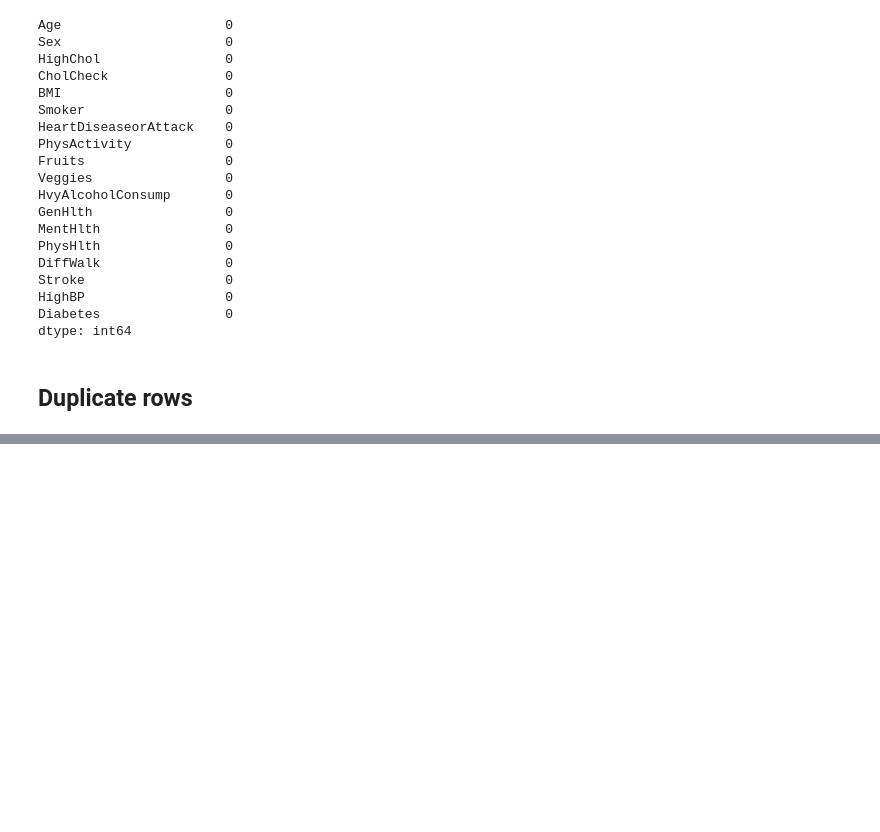
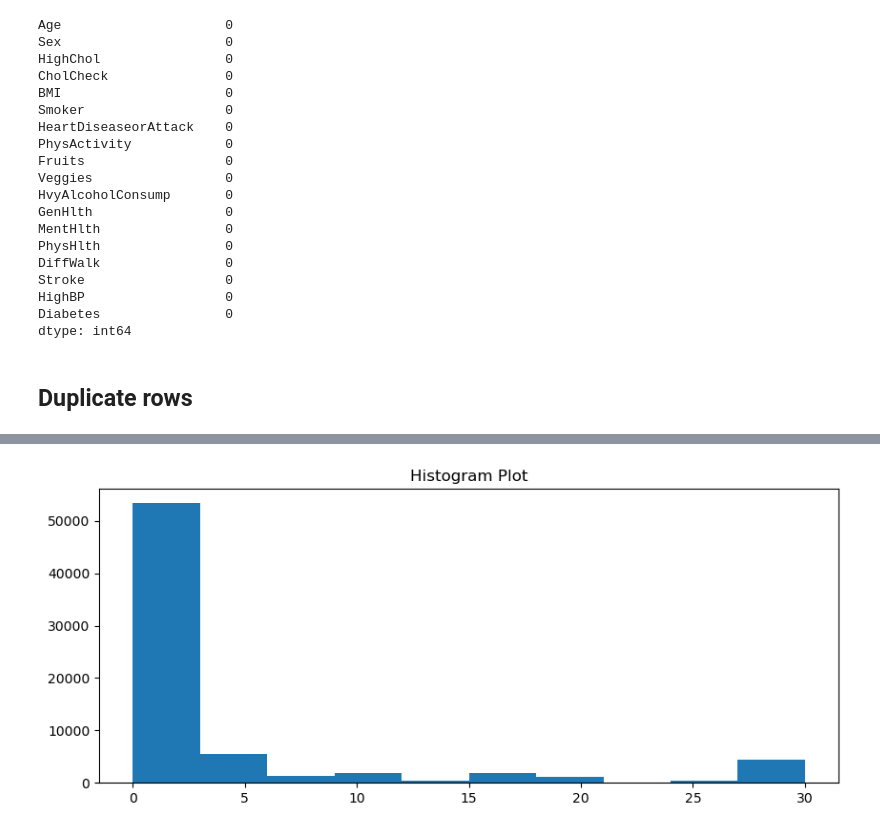
Before and after one commit to jpmbrito123/DAA, a Jupyter notebook: nossodataset/data_exploration.ipynb, the cells around one changed output, grey strips where cells are left out. Cells and saved outputs as stored; diff of their text form; code cells hidden in the pictures; blank space fills up the shorter version.

```diff
--- a/nossodataset/data_exploration.ipynb
+++ b/nossodataset/data_exploration.ipynb
@@ -114,0 +279,5 @@ df.duplicated().sum()
+# %%
+#sns.countplot(x=df['MentHlth'])
+hist_plots(df['MentHlth'])
+# %% [output]
+[figure, added]
```
Also changed, not shown: parts of 13 cells of this notebook.
